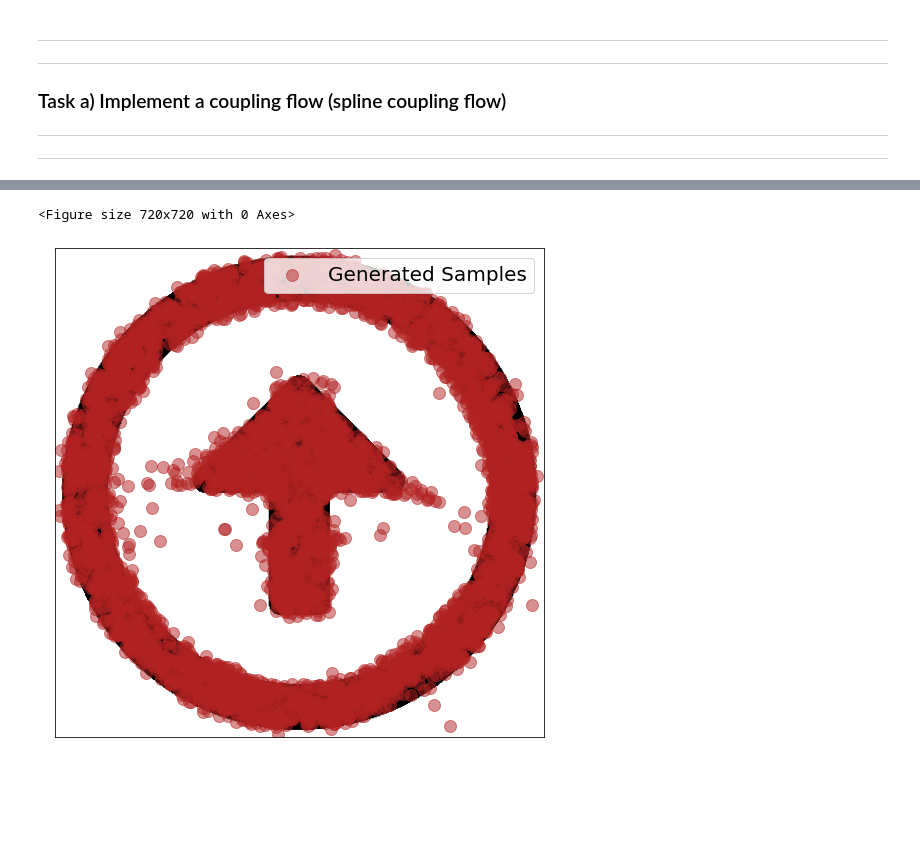
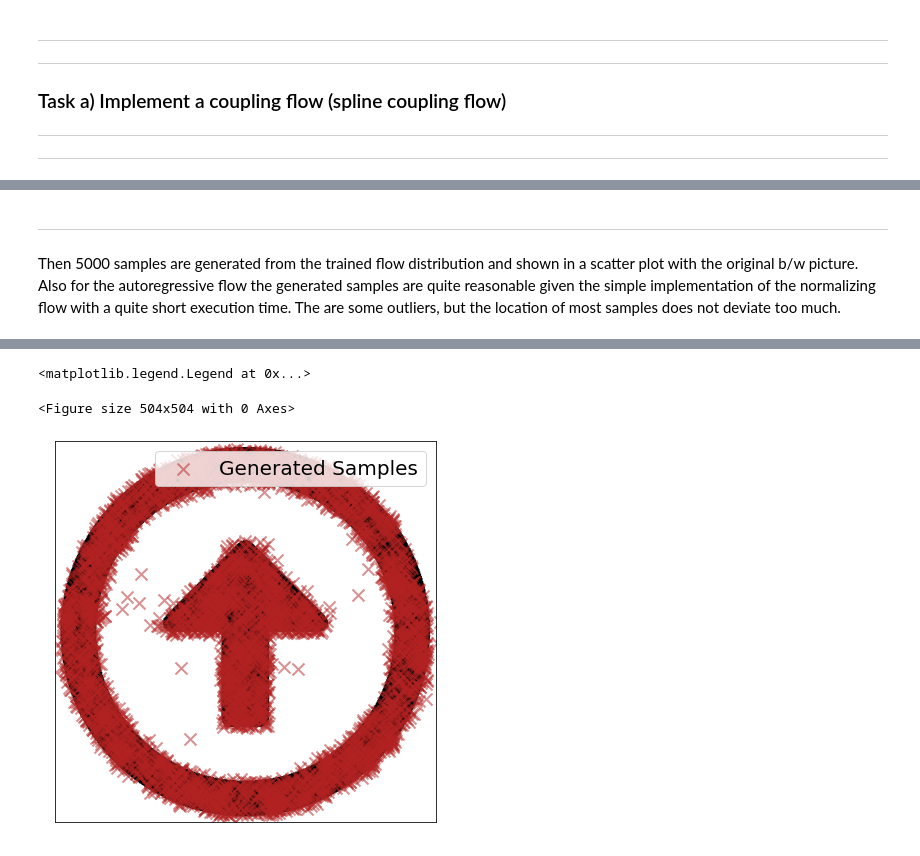
Before and after one commit to FelixSto/NSP_Assignments, a Jupyter notebook: notebooks/assignments/1-6-flows-backup.ipynb, the cells around one changed output, grey strips where cells are left out. Saved outputs shown, nothing was run; the diff lists cells and outputs as text; code cells hidden in the pictures; blank space fills up the shorter version.

```diff
--- a/notebooks/assignments/1-6-flows-backup.ipynb
+++ b/notebooks/assignments/1-6-flows-backup.ipynb
@@ -195,8 +242,8 @@ from pyro.nn import AutoRegressiveNN
 input_dim = 2
 count_bins = 32
 base_dist = dist.Normal(torch.zeros(input_dim), torch.ones(input_dim))
-hidden_dims = [input_dim * 30, input_dim * 30]
+hidden_dims = [input_dim * 30]*10
 param_dims = [count_bins, count_bins, count_bins - 1, count_bins]
 hypernet = AutoRegressiveNN(input_dim, hidden_dims, param_dims=param_dims)
-transform = T.SplineAutoregressive(input_dim, hypernet, count_bins=count_bins)
+transform = T.SplineAutoregressive(input_dim, hypernet, count_bins=count_bins, bound=3)
 flow_dist = dist.TransformedDistribution(base_dist, [transform])
@@ -224,13 +288,19 @@ step: 2000, loss: 0.4017651677131653
+# %% [markdown]
+<hr style='border:0.5px solid Gray'></hr>
+
+Then 5000 samples are generated from the trained flow distribution and shown in a scatter plot with the original b/w picture.
+Also for the autoregressive flow the generated samples are quite reasonable given the simple implementation of the normalizing flow with a quite short execution time. The are some outliers, but the location of most samples does not deviate too much.
 # %%
+%%time
+
 # generate samples from the learned distribution
 samples = flow_dist.sample(torch.Size([5000,])).detach().numpy()
 samples = (samples/2+0.5)*512
 
-plt.close('all')
-plt.figure(figsize=(10,10))
-show_grayscale_img(img)
-plt.scatter(samples[:,0], samples[:,1], color='firebrick', label='Generated Samples', alpha=0.5)
+plt.figure(figsize=(7, 7))
+show_grayscale_img(img,figsize=(7, 7))
+plt.scatter(samples[:,0], samples[:,1], color='firebrick', label='Generated Samples', alpha=0.5, marker='x')
 plt.xlim([0,512])
 plt.ylim([0,512])
-plt.legend()
+plt.legend(loc="upper right")
 # %% [output]
@@ -238,2 +308,3 @@ plt.legend()
-<Figure size 720x720 with 0 Axes>
+<matplotlib.legend.Legend at 0x...>
+<Figure size 504x504 with 0 Axes>
-[figure, old version]
+[figure, new version]
```
Also changed, not shown: parts of 23 cells of this notebook.
